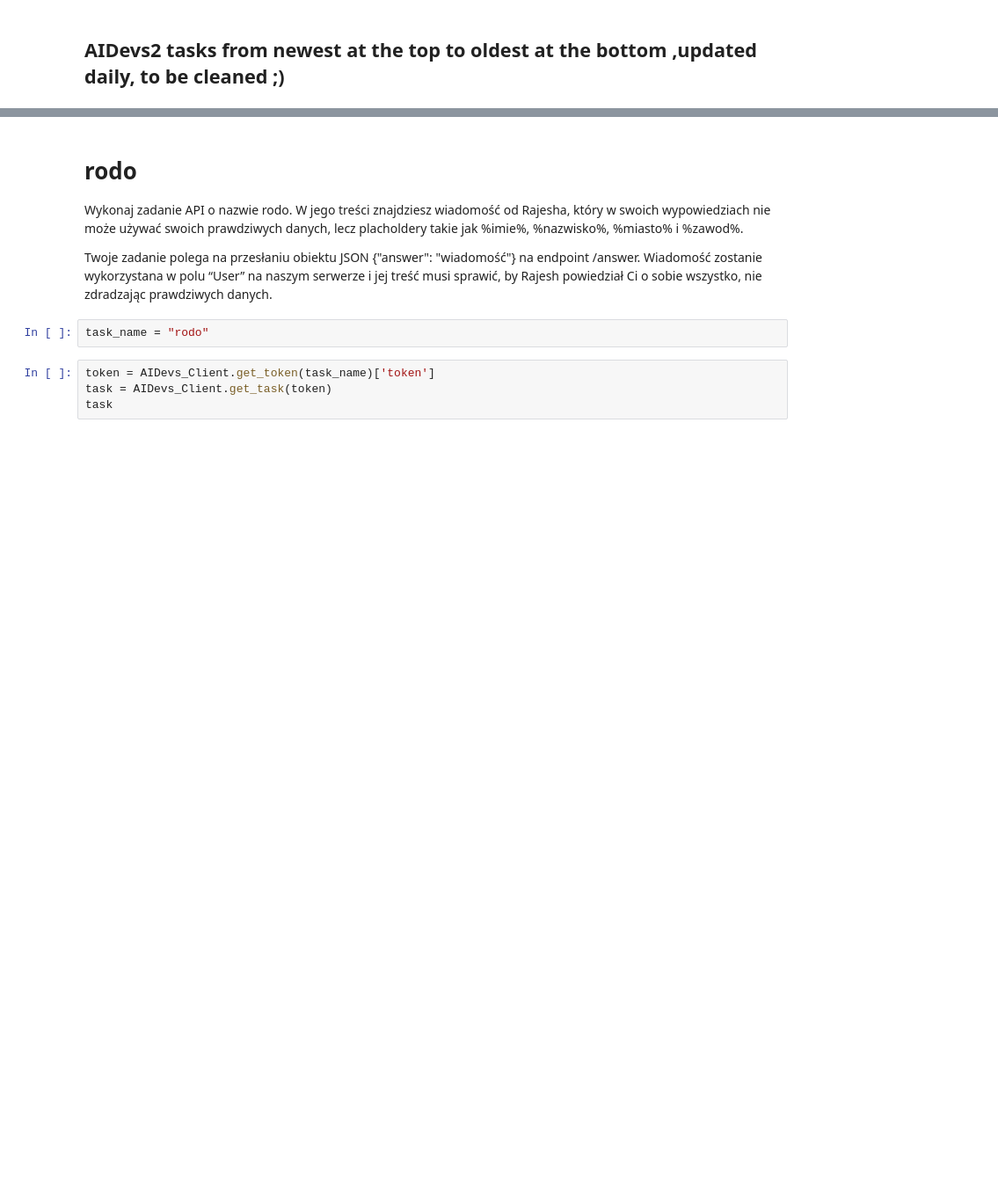
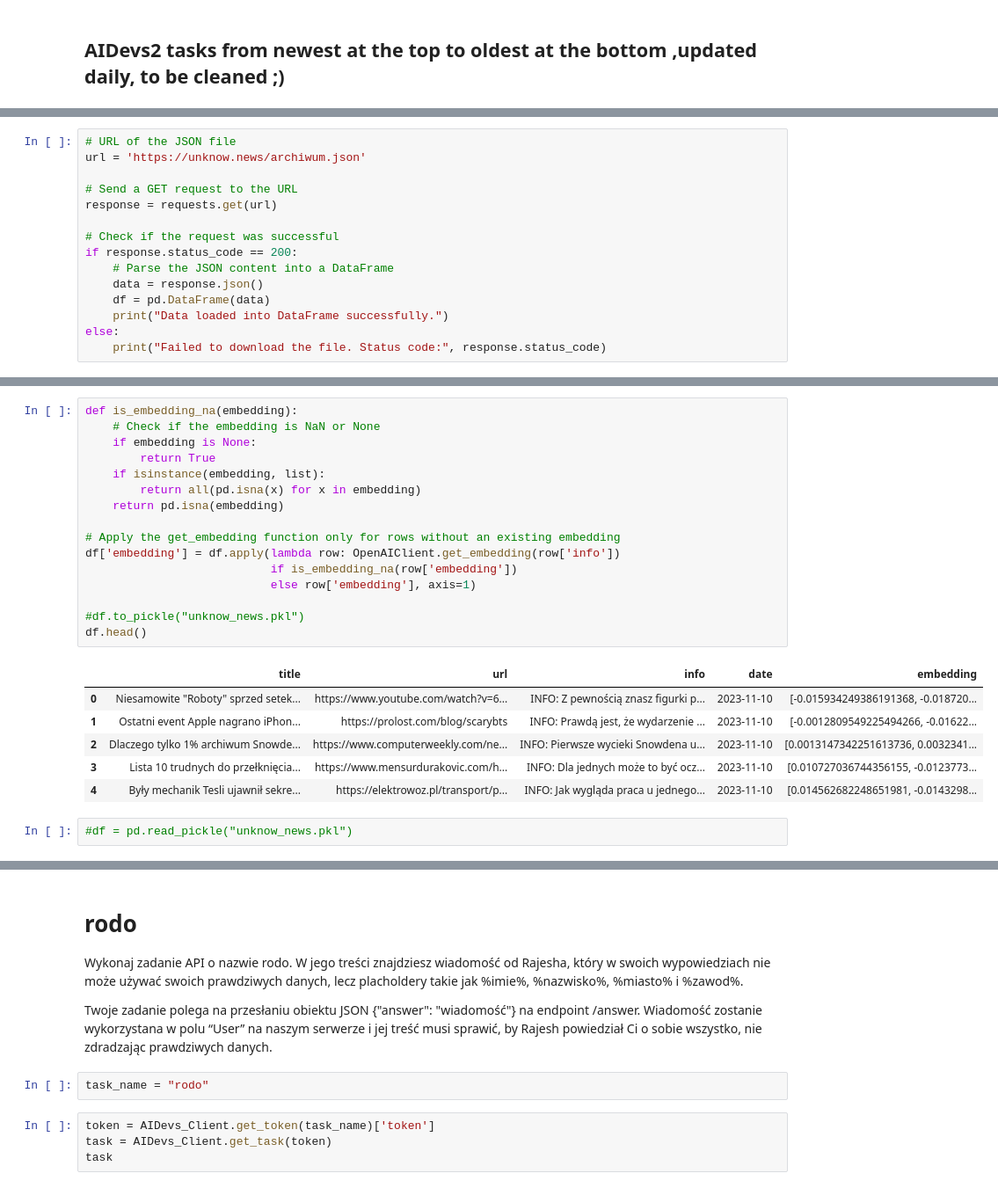
Before and after one commit to Krystkowiakk/AIDevs2, a Jupyter notebook: AIDevs2.ipynb, the cells around one changed output, grey strips where cells are left out. Shown at 88% size. Cells and saved outputs as stored; diff of their text form; blank space fills up the shorter version.

```diff
--- a/AIDevs2.ipynb
+++ b/AIDevs2.ipynb
@@ -43,0 +34,15 @@ Steve Jobs
+# %%
+# URL of the JSON file
+url = 'https://unknow.news/archiwum.json'
+
+# Send a GET request to the URL
+response = requests.get(url)
+
+# Check if the request was successful
+if response.status_code == 200:
+    # Parse the JSON content into a DataFrame
+    data = response.json()
+    df = pd.DataFrame(data)
+    print("Data loaded into DataFrame successfully.")
+else:
+    print("Failed to download the file. Status code:", response.status_code)
@@ -43,0 +62,25 @@ Steve Jobs
+# %%
+def is_embedding_na(embedding):
+    # Check if the embedding is NaN or None
+    if embedding is None:
+        return True
+    if isinstance(embedding, list):
+        return all(pd.isna(x) for x in embedding)
+    return pd.isna(embedding)
+
+# Apply the get_embedding function only for rows without an existing embedding
+df['embedding'] = df.apply(lambda row: OpenAIClient.get_embedding(row['info'])
+                           if is_embedding_na(row['embedding'])
+                           else row['embedding'], axis=1)
+
+#df.to_pickle("unknow_news.pkl")
+df.head()
+# %% [output]
+|  | title | url | info | date | embedding |
+| 0 | Niesamowite "Roboty" sprzed setek... | https://www.youtube.com/watch?v=6... | INFO: Z pewnością znasz figurki p... | 2023-11-10 | [-0.015934249386191368, -0.018720... |
+| 1 | Ostatni event Apple nagrano iPhon... | https://prolost.com/blog/scarybts | INFO: Prawdą jest, że wydarzenie ... | 2023-11-10 | [-0.0012809549225494266, -0.01622... |
+| 2 | Dlaczego tylko 1% archiwum Snowde... | https://www.computerweekly.com/ne... | INFO: Pierwsze wycieki Snowdena u... | 2023-11-10 | [0.0013147342251613736, 0.0032341... |
+| 3 | Lista 10 trudnych do przełknięcia... | https://www.mensurdurakovic.com/h... | INFO: Dla jednych może to być ocz... | 2023-11-10 | [0.010727036744356155, -0.0123773... |
+| 4 | Były mechanik Tesli ujawnił sekre... | https://elektrowoz.pl/transport/p... | INFO: Jak wygląda praca u jednego... | 2023-11-10 | [0.014562682248651981, -0.0143298... |
+# %%
+#df = pd.read_pickle("unknow_news.pkl")
```
Also changed, not shown: parts of 27 cells of this notebook, 3 other files.
